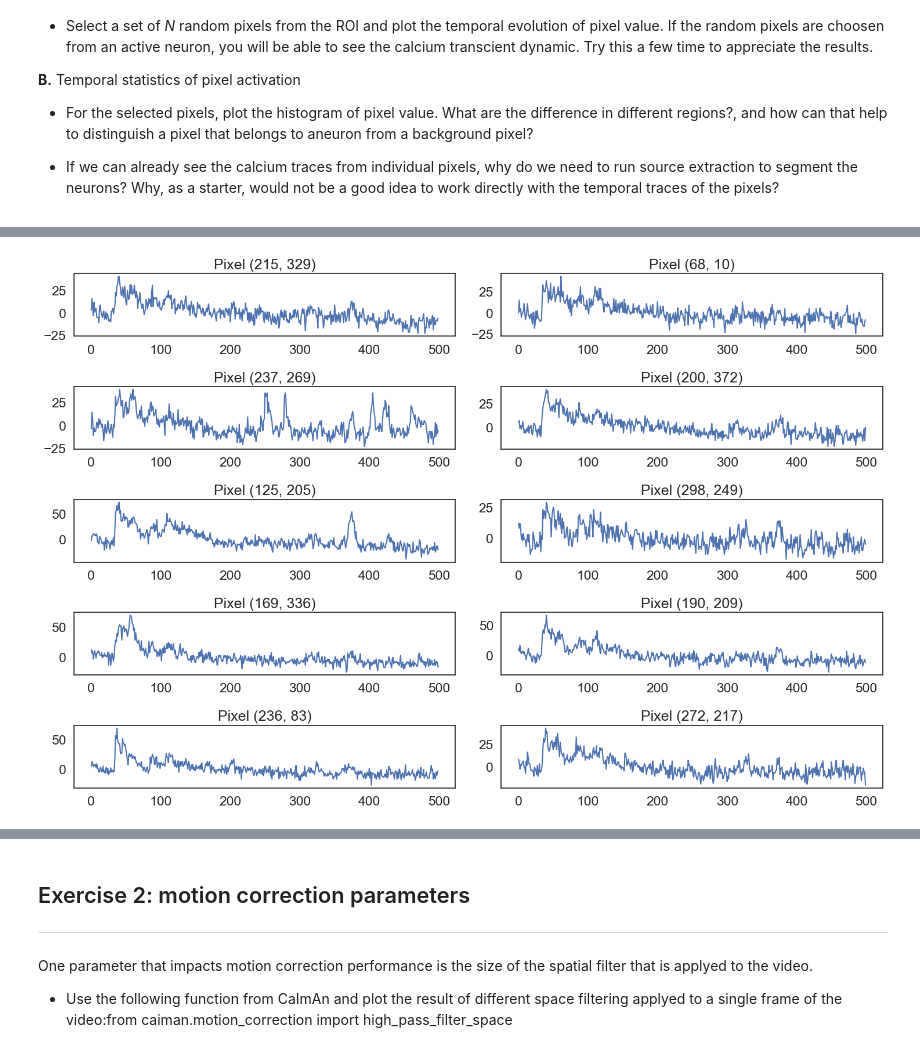
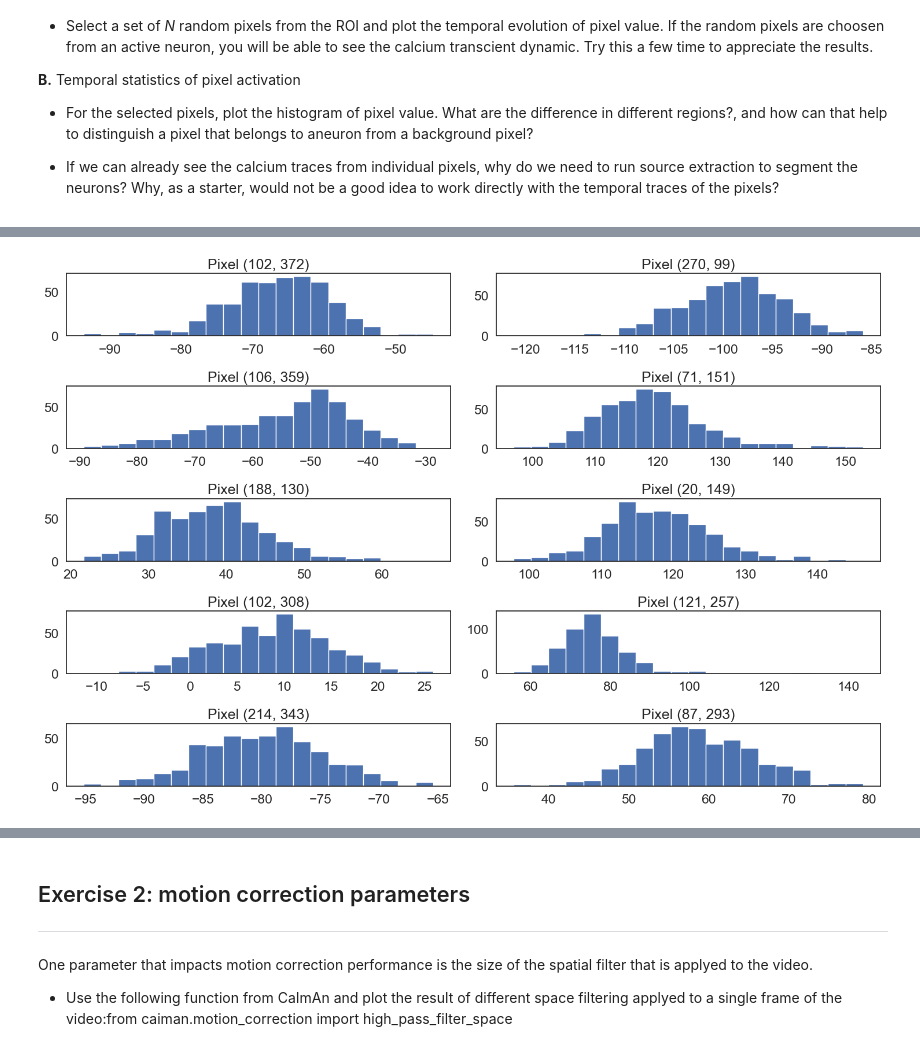
Before and after one commit to febilibix/neural_analysis, a Jupyter notebook: neural-data-master/02-calcium_imaging/exercises.ipynb, the cells around one changed output, grey strips where cells are left out. Drawn from its saved outputs; the diff is of its cells as text; code cells hidden in the pictures.

```diff
--- a/neural-data-master/02-calcium_imaging/exercises.ipynb
+++ b/neural-data-master/02-calcium_imaging/exercises.ipynb
@@ -47,4 +27,4 @@ sns.set_theme(context='notebook',style='white',font_scale=1.5)
 input_tif_file_path_FOV = 'data/calcium_video.tif'
 input_tif_file_path = 'data/caiman_video_trial_0.tif'
 
-video = cm.load(input_tif_file_path) # time x height x width
+video = load(input_tif_file_path) # time x height x width
@@ -53,0 +31,28 @@ video = cm.load(input_tif_file_path) # time x height x width
+# %%
+# random seed for reproducibility
+np.random.seed(42)
+
+# set parameters
+N = 10 # number of pixels
+T, x_dim, y_dim = video.shape
+time = np.arange(T)
+
+# select random pixels
+pixel_x = np.random.randint(0, video.shape[1], size = 10)
+pixel_y = np.random.randint(0, video.shape[2], size = 10)
+
+# normalize video for mean brightness per time frame to account for brightness variability over time
+video_2d = np.reshape(video, (T, x_dim * y_dim))
+mean_brightness = video_2d.mean(axis = 1)
+video_normalized = video - mean_brightness[:, None, None]
+
+# plot the time series of the randomly selected pixels
+plt.figure(figsize=(15, 10))
+
+for i in range(N):
+    plt.subplot(int(N/2), 2, i+1)
+    plt.plot(time, video_normalized[:, pixel_x[i], pixel_y[i]])
+    plt.title(f'Pixel ({pixel_x[i]}, {pixel_y[i]})')
+
+plt.tight_layout()
+plt.show()
@@ -54,20 +61,15 @@ video = cm.load(input_tif_file_path) # time x height x width
 # %%
-
-N = 10 # number of pixels
-time = np.arange(video.shape[0])
+# plot histograms
 
 plt.figure(figsize=(15, 10))
 
-pixel_x = np.random.randint(0, video.shape[1], size = 10)
-pixel_y = np.random.randint(0, video.shape[2], size = 10)
-
 for i in range(N):
     plt.subplot(int(N/2), 2, i+1)
-    plt.plot(time, video[:, pixel_x[i], pixel_y[i]] - np.mean(video[:, pixel_x[i], pixel_y[i]], axis = 0)) # (232, 272)
+    plt.hist(video_normalized[:, pixel_x[i], pixel_y[i]], bins = 20) # (232, 272)
     plt.title(f'Pixel ({pixel_x[i]}, {pixel_y[i]})')
 
 
 plt.tight_layout()
 plt.show()
 # %% [output]
-[figure, old version]
+[figure, new version]
```
Also changed, not shown: parts of 7 cells of this notebook, 1 other file.
